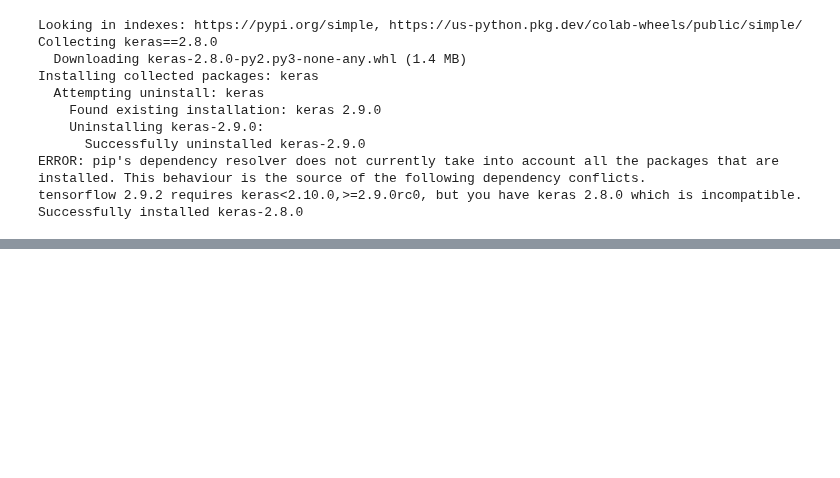
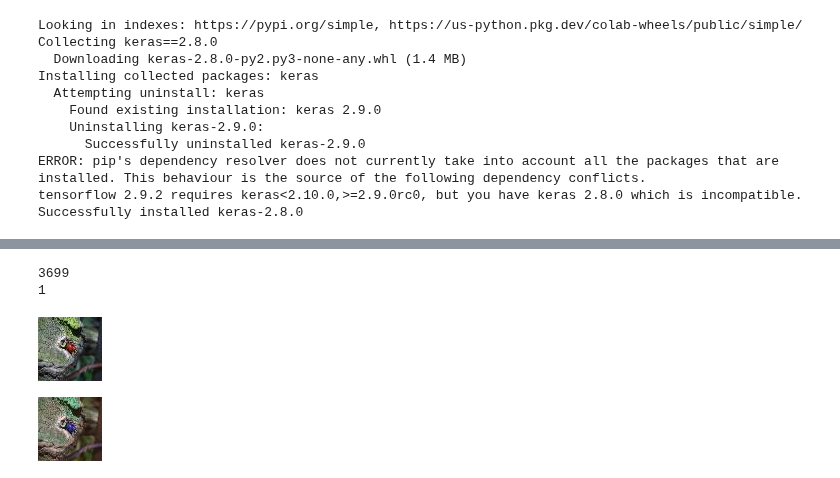
Before and after one commit to nicholasfurl/Great-Courses, a Jupyter notebook: Lesson15_vgg16CNN_bugs.ipynb, the cells around one changed output, grey strips where cells are left out. Drawn from its saved outputs; the diff is of its cells as text; code cells hidden in the pictures; blank space fills up the shorter version.

```diff
--- a/Lesson15_vgg16CNN_bugs.ipynb
+++ b/Lesson15_vgg16CNN_bugs.ipynb
@@ -108,0 +151,17 @@ y_test = np.concatenate((y0_test, y1_test))
+# %%
+#Run model!
+
+#Do I need GPU? With GPU was only a few seconds
+
+#model is a "sequential" object
+
+#Result is supposed to be disappointing.
+#Loss is .28 (a bit high) and accuracy is only .72
+#So remaining blocks are meant to debug
+
+#I guess this specifies it
+model = build_network()
+#And this runs it? No, this "configures" it
+model.compile(loss='mean_squared_error', optimizer='adam', metrics=['accuracy'])
+#No, this runs it!
+model.fit(X_train,y_train, validation_data=(X_test,y_test))
@@ -108,0 +173,35 @@ y_test = np.concatenate((y0_test, y1_test))
+# %%
+#Now to debug / improve performance
+
+#Let's look at images in the dataset
+import random
+#from keras.preprocessing import image #I think keras.utils is needed, but it was already imported earlier anyway
+from keras.applications.vgg16 import preprocess_input
+
+#generate random integer between 0 and 4999 (length of y_test - 1)
+#So we can get an index into y_test and X_test (which starts with 0 in Python!)
+i = random.randint(0,len(y_test)-1)
+
+print(i)  #the index (into X_test to get the image pixels)
+print(y_test[i])  #the label for the image in X test (0 or 1)
+
+#Get image (a bit strange to use y to define random number and then index into X instead!)
+img_arr = X_test[i]
+
+#without preprocessing
+img = image.array_to_img(img_arr)
+display(img)
+
+#with preprocessing
+img_arr = preprocess_input(img_arr)
+img = image.array_to_img(img_arr)
+display(img)
+
+#Should we not have preprocessed everything before submission to model? Or is that done within the fit code?
+
+#Preprocessing really changes the colours!
+# %% [output]
+3699
+1
+[figure, added]
+[figure, added]
```
Also changed, not shown: parts of 8 cells of this notebook.
